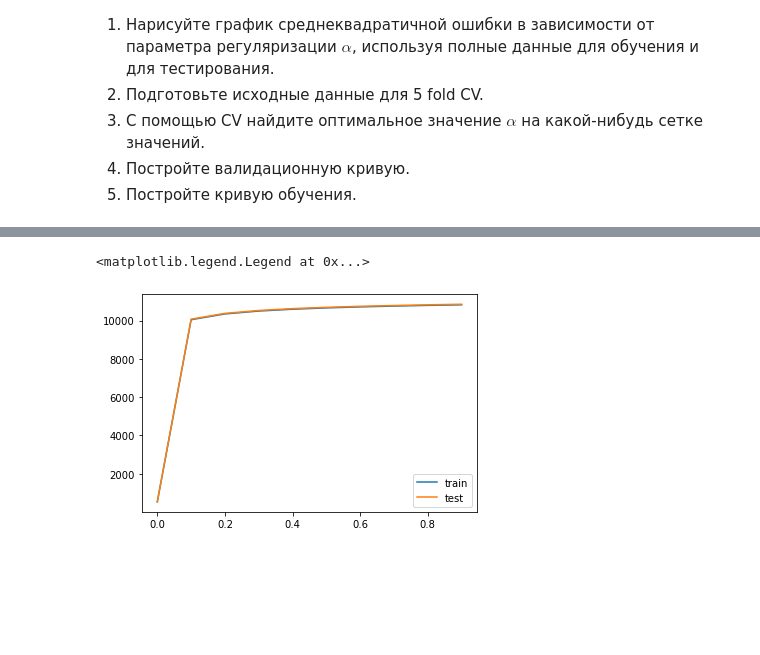
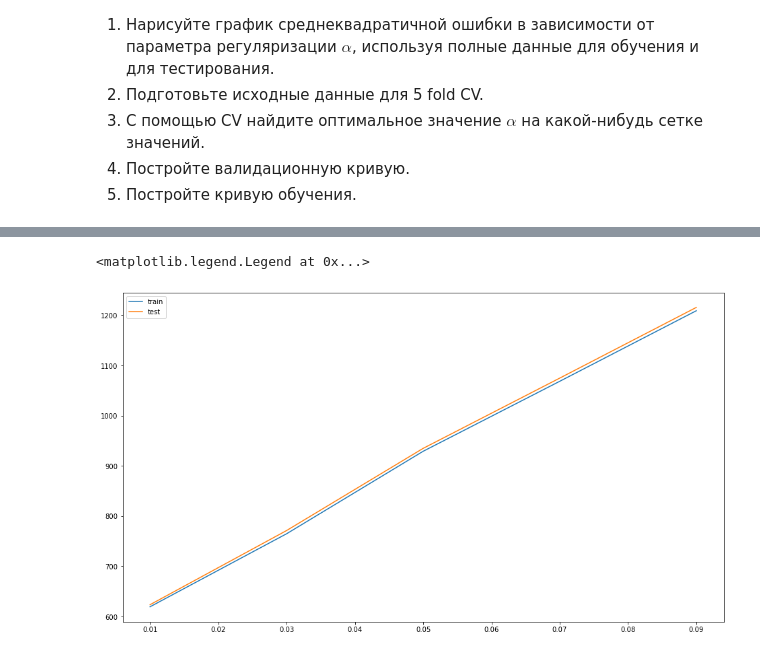
Before and after one commit to akrpv/classification-2020, a Jupyter notebook: tasks/Task_4.ipynb, the cells around one changed output, grey strips where cells are left out. Drawn from its saved outputs; the diff is of its cells as text; code cells hidden in the pictures; blank space fills up the shorter version.

```diff
--- a/tasks/Task_4.ipynb
+++ b/tasks/Task_4.ipynb
@@ -29,7 +29,7 @@ def predict(w, b, X):
 @jax.jit
 def loss(w, b, X, y_expected, alpha):
     predicted = predict(w, b, X)
-    return (((y_expected - predicted) ** 2).mean() + alpha * sum(w * w)**2)
+    return (((y_expected - predicted) ** 2).mean() + alpha * sum(w * w))
 # %%
 grad_loss = jax.jit(jax.grad(loss, argnums=(0, 1)))
 # %%
@@ -81,11 +80,14 @@ def cv(l_alpha):
             test_loss.append(np.mean(test_losses))
     return train_loss, test_loss
 # %%
-l_alpha = np.arange(0, 1, 0.1)
+l_alpha = np.arange(0.01, 0.1, 0.02)
 train_loss, test_loss = cv(l_alpha)
+
+plt.figure(figsize=(16, 9))
 plt.plot(l_alpha, train_loss, label='train')
 plt.plot(l_alpha, test_loss, label='test')
+
 plt.legend()
 # %% [output]
 <matplotlib.legend.Legend at 0x...>
-[figure, old version]
+[figure, new version]
```
Also changed, not shown: parts of 1 cell of this notebook.
